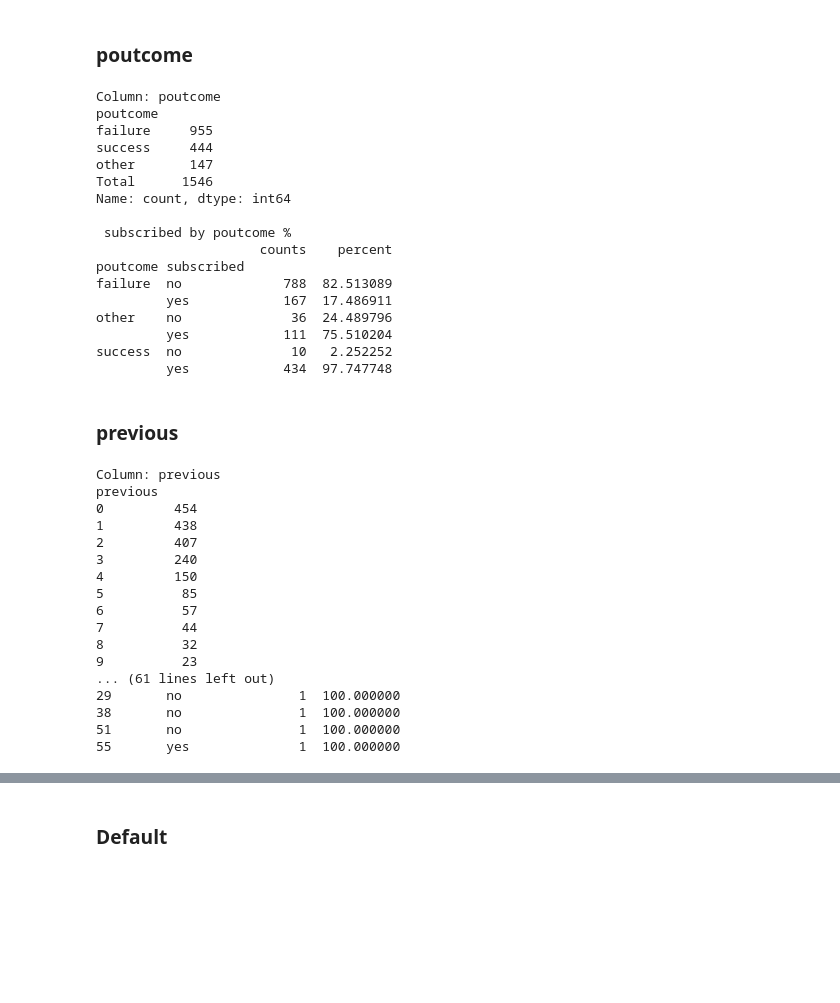
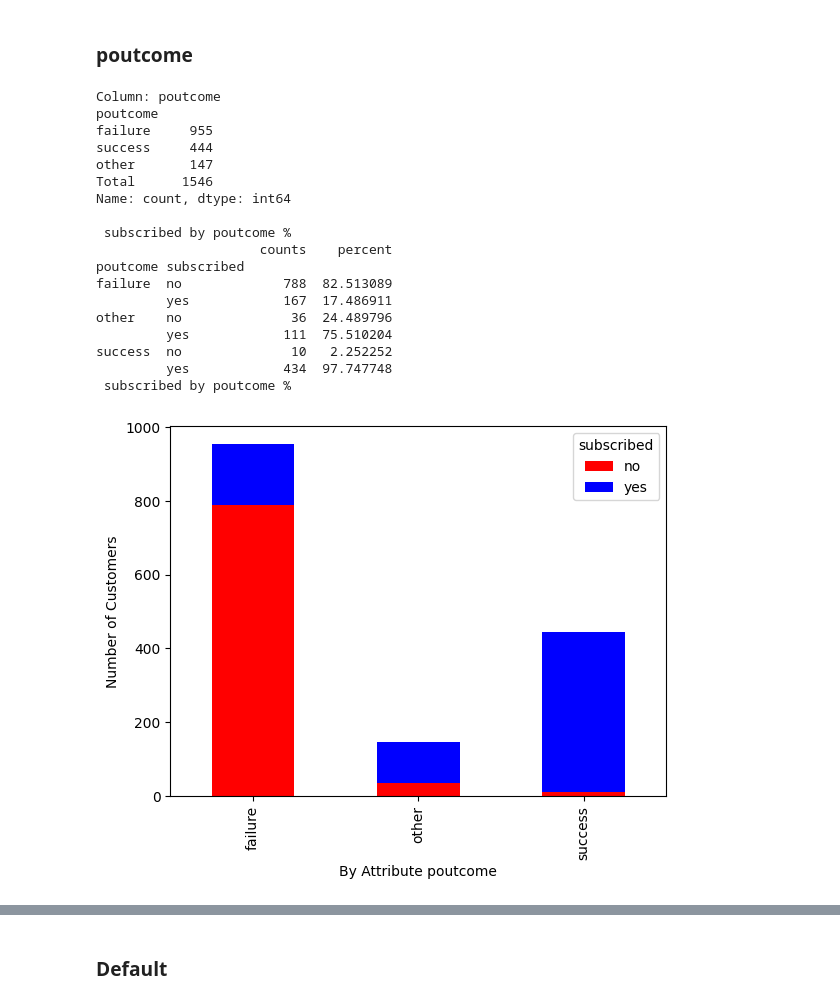
Before and after one commit to qaz73/ULAssignment-1, a Jupyter notebook: etivity1.ipynb, the cells around one changed output, grey strips where cells are left out. Cells and saved outputs as stored; diff of their text form; code cells hidden in the pictures; blank space fills up the shorter version.

```diff
--- a/etivity1.ipynb
+++ b/etivity1.ipynb
@@ -613,48 +632,27 @@ Description:  contact communication type
 # %%
 column = 'poutcome'
 print_value_counts_for_attr(df, column);
 
 print_calculated_percentage_of_subscribed_by_attr(df, column)
+
+draw_cross_tab_by_subscribed(df,column)
 # %% [output]
 Column: poutcome
 poutcome
 failure     955
 success     444
 other       147
 Total      1546
 Name: count, dtype: int64
 
  subscribed by poutcome %
                      counts    percent
 poutcome subscribed
 failure  no             788  82.513089
          yes            167  17.486911
 other    no              36  24.489796
          yes            111  75.510204
 success  no              10   2.252252
          yes            434  97.747748
+ subscribed by poutcome %
+[figure, added]
-# %% [markdown]
-### previous
-# %%
-column = 'previous'
-print_value_counts_for_attr(df, column);
-
-print_calculated_percentage_of_subscribed_by_attr(df, column)
-# %% [output]
-Column: previous
-previous
-0         454
-1         438
-2         407
-3         240
-4         150
-5          85
-6          57
-7          44
-8          32
-9          23
-... (61 lines left out)
-29       no               1  100.000000
-38       no               1  100.000000
-51       no               1  100.000000
-55       yes              1  100.000000
```
Also changed, not shown: parts of 27 cells of this notebook.
